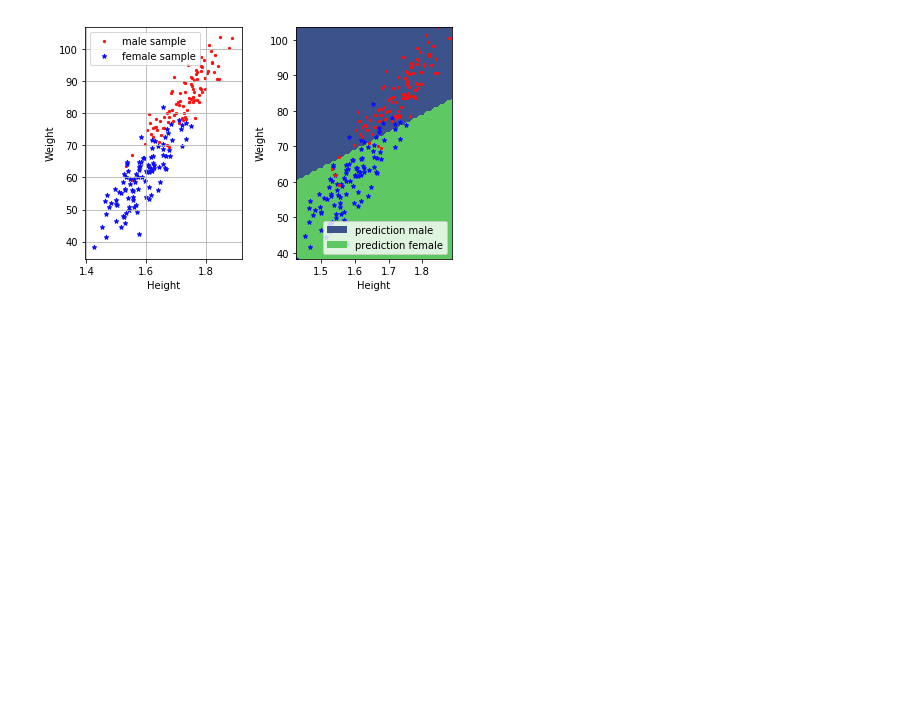
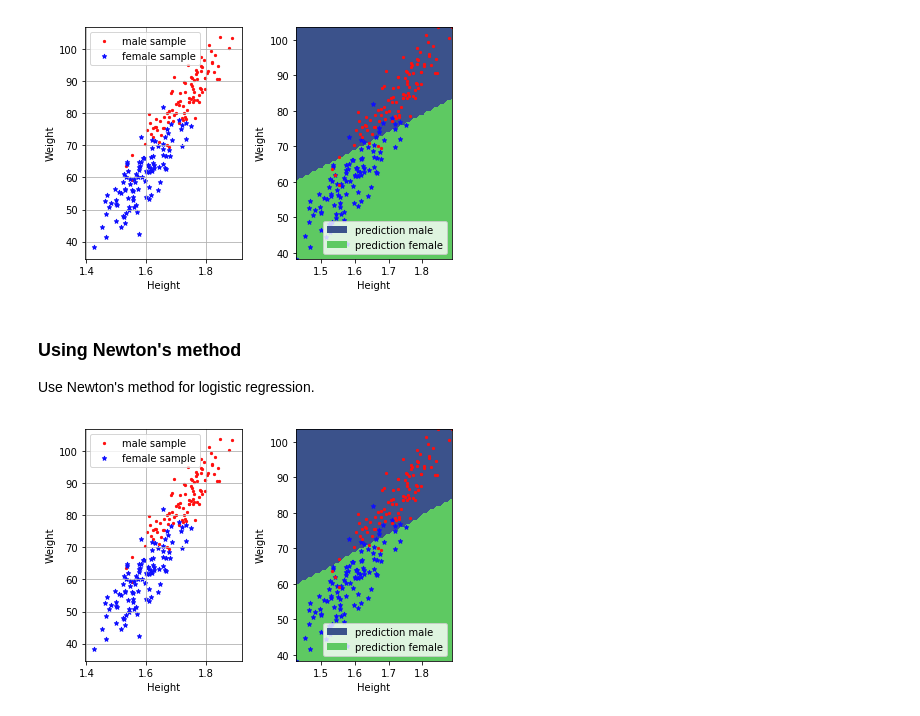
Before and after one commit to elephantman99/machine-learning-journey, a Jupyter notebook: logisticRegression/logistic_regression.ipynb, the cells around one changed output. Cells and saved outputs as stored; diff of their text form; code cells hidden in the pictures; blank space fills up the shorter version.

Commit message:
logistic regression using Newton's method

```diff
--- a/logisticRegression/logistic_regression.ipynb
+++ b/logisticRegression/logistic_regression.ipynb
@@ -105,0 +112,48 @@ visualization(y, x, mean_x, std_x, w_star, "classification_by_logistic_regressio
+# %%
+def logistic_regression(y, tx, w):
+    """return the loss, gradient, and hessian."""
+
+    l = calculate_loss(y, tx, w)
+    g = calculate_gradient(y, tx, w)
+    h = calculate_hessian(y, tx, w)
+    return l, g, h
+# %% [markdown]
+### Using Newton's method
+Use Newton's method for logistic regression.
+# %%
+def learning_by_newton_method(y, tx, w, gamma=.05):
+    """
+    Do one step on Newton's method.
+    return the loss and updated w.
+    """
+    loss, grad, hess = logistic_regression(y, tx, w)
+    # update w
+    w = w - gamma * (np.linalg.inv(hess) @ grad)
+
+    return loss, w
+# %%
+def gradient_descent(y, x, w_initial, method, max_iter=100, gamma=.05):
+    """Returns loss and weight """
+    N, D = x.shape
+
+    tx = np.empty((N, D+1))
+    tx[:, 0]  = np.ones((N,))
+    tx[:, 1:] = x
+
+    ls = [calculate_loss(y, tx, w_initial)]
+    ws = [w_initial]
+    for i in range(max_iter):
+        l, w = method(y, tx, ws[-1], gamma)
+        # update
+        ls.append(l)
+        ws.append(w)
+    w_star = ws[-1]
+    l_star = ls[-1]
+
+    return l_star, w_star
+# %%
+w_initial = np.array([0, 0, 0])
+l_star, w_star = gradient_descent(y, x, w_initial, learning_by_newton_method)
+visualization(y, x, mean_x, std_x, w_star, "classification_by_logistic_regression")
+# %% [output]
+[figure, added]
```
Also changed, not shown: parts of 1 cell of this notebook.
